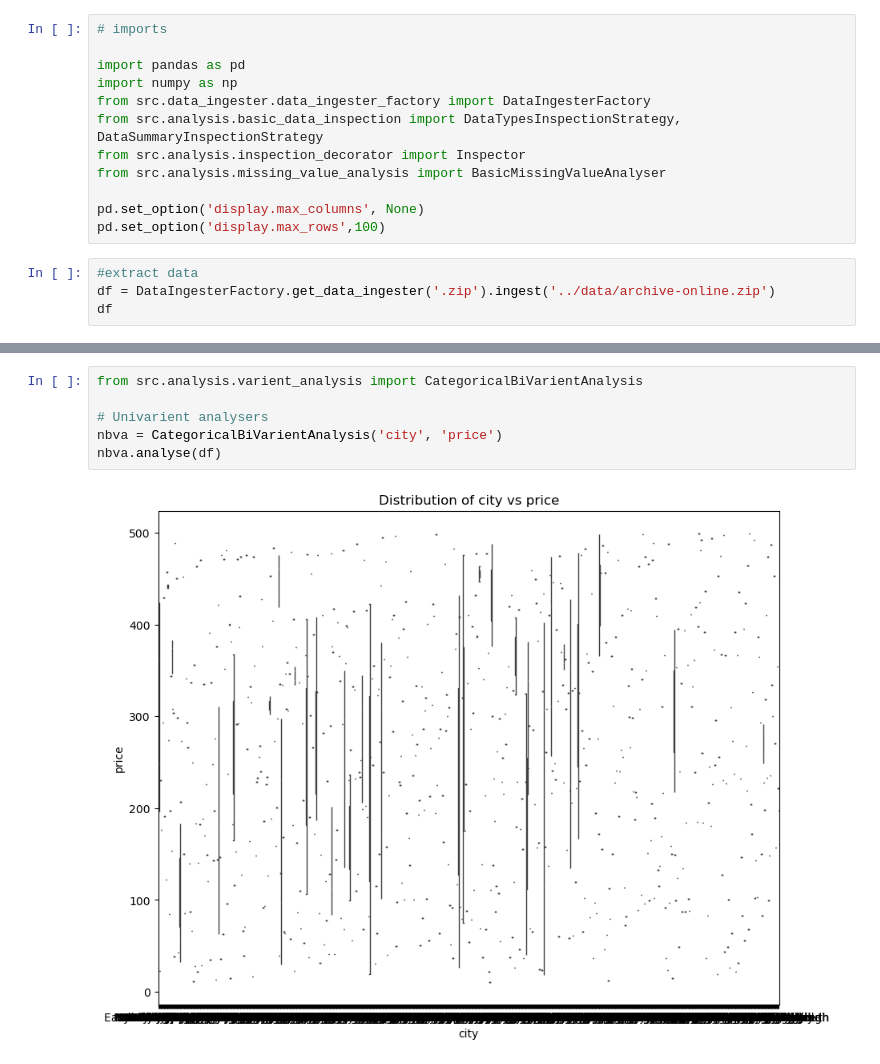
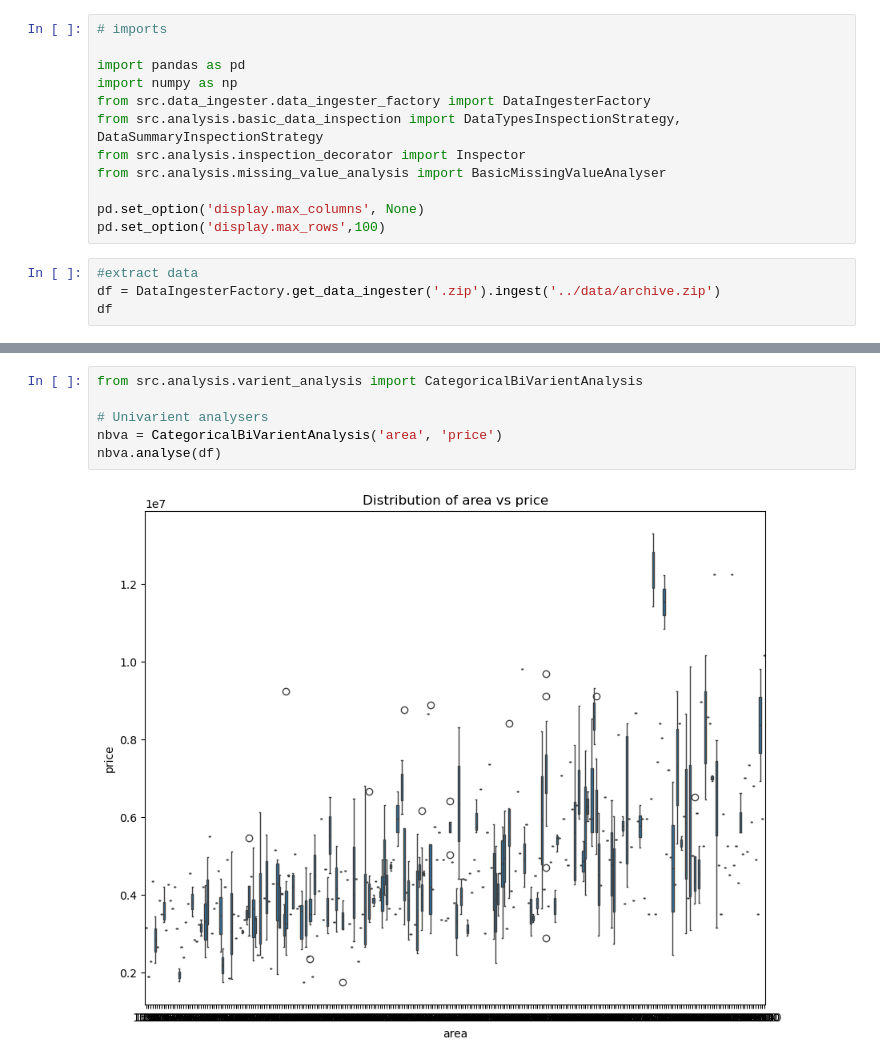
Before and after one commit to kolithawarnakulasooriya/E2E-ml-flow, a Jupyter notebook: jpbooks/analysis.ipynb, the cells around one changed output, grey strips where cells are left out. Cells and saved outputs as stored; diff of their text form.

Commit message:
multi varient analysis

```diff
--- a/jpbooks/analysis.ipynb
+++ b/jpbooks/analysis.ipynb
@@ -16,6 +16,6 @@ pd.set_option('display.max_columns', None)
 pd.set_option('display.max_rows',100)
 # %%
 #extract data
-df = DataIngesterFactory.get_data_ingester('.zip').ingest('../data/archive-online.zip')
+df = DataIngesterFactory.get_data_ingester('.zip').ingest('../data/archive.zip')
 df
 # %% [output]
@@ -89,8 +87,8 @@ nbva.analyse(df)
 # %%
 from src.analysis.varient_analysis import CategoricalBiVarientAnalysis
 
 # Univarient analysers
-nbva = CategoricalBiVarientAnalysis('city', 'price')
+nbva = CategoricalBiVarientAnalysis('area', 'price')
 nbva.analyse(df)
 # %% [output]
-[figure, old version]
+[figure, new version]
```
Also changed, not shown: parts of 7 cells of this notebook, 3 other files.
